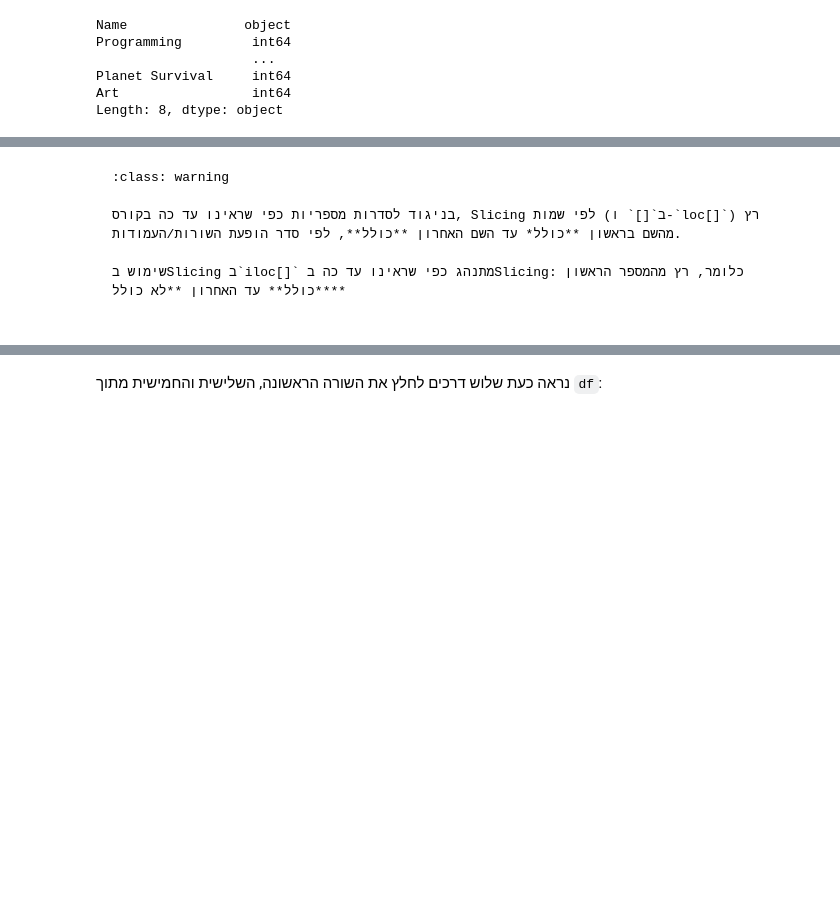
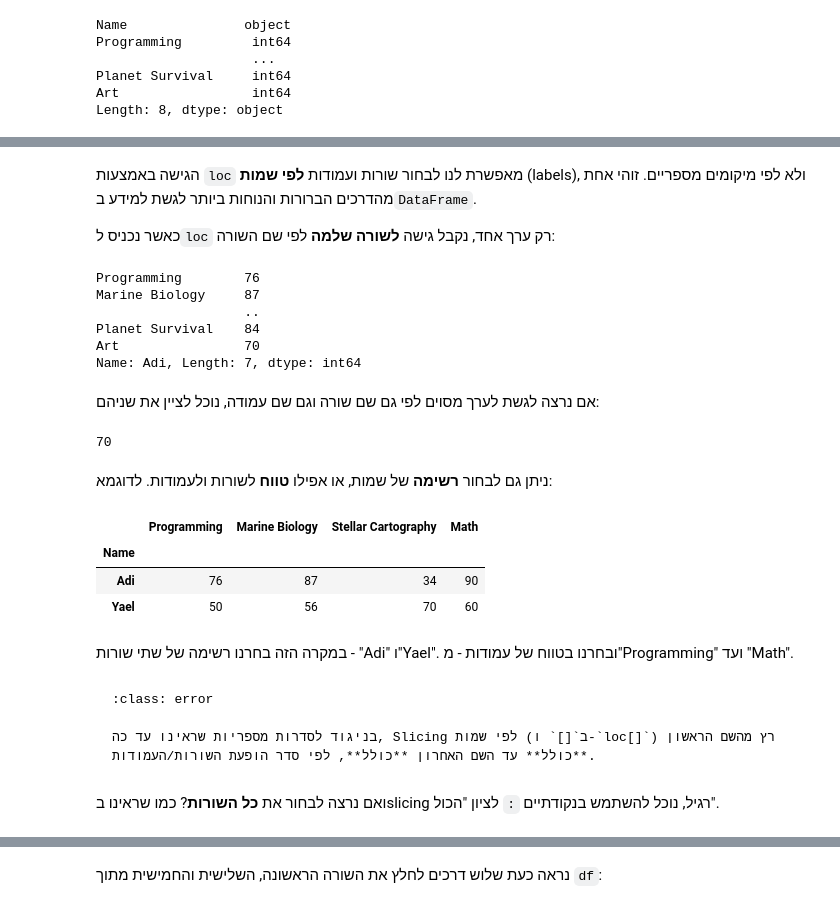
Before and after one commit to hag007/virtual-pyprog, a Jupyter notebook: 19_3_access-df.ipynb, the cells around one changed output, grey strips where cells are left out. Saved outputs shown, nothing was run; the diff lists cells and outputs as text; code cells hidden in the pictures; blank space fills up the shorter version.

````diff
--- a/19_3_access-df.ipynb
+++ b/19_3_access-df.ipynb
@@ -103,9 +181,39 @@ Length: 8, dtype: object
+# %% [markdown]
+הגישה באמצעות `loc` מאפשרת לנו לבחור שורות ועמודות **לפי שמות** (labels), ולא לפי מיקומים מספריים. זוהי אחת מהדרכים הברורות והנוחות ביותר לגשת למידע ב`DataFrame`.
+
+כאשר נכניס ל`loc` רק ערך אחד, נקבל גישה **לשורה שלמה** לפי שם השורה:
+# %%
+display(df.loc["Adi"])
+# %% [output]
+Programming        76
+Marine Biology     87
+                   ..
+Planet Survival    84
+Art                70
+Name: Adi, Length: 7, dtype: int64
+# %% [markdown]
+אם נרצה לגשת לערך מסוים לפי גם שם שורה וגם שם עמודה, נוכל לציין את שניהם:
+# %%
+print(df.loc["Adi", "Art"])
+# %% [output]
+70
+# %% [markdown]
+ניתן גם לבחור **רשימה** של שמות, או אפילו **טווח** לשורות ולעמודות. לדוגמא:
+# %%
+display(df.loc[["Adi", "Yael"], "Programming":"Math"])
+# %% [output]
+|  | Programming | Marine Biology | Stellar Cartography | Math |
+| Name |  |  |  |  |
+| Adi | 76 | 87 | 34 | 90 |
+| Yael | 50 | 56 | 70 | 60 |
+# %% [markdown]
+במקרה הזה בחרנו רשימה של שתי שורות - "Adi" ו"Yael".
+ובחרנו בטווח של עמודות - מ"Programming" ועד "Math".
 # %% [markdown]
 ```{admonition} **שימו לב**
-:class: warning
+:class: error
 
-בניגוד לסדרות מספריות כפי שראינו עד כה בקורס, Slicing לפי שמות (ב`[]` ו-`loc[]`) רץ מהשם בראשון **כולל* עד השם האחרון **כולל**, לפי סדר הופעת השורות/העמודות.
-
-שימוש בSlicing ב`iloc[]` מתנהג כפי שראינו עד כה בSlicing: כלומר, רץ מהמספר הראשון **כולל** עד האחרון **לא כולל**
-
+בניגוד לסדרות מספריות שראינו עד כה, Slicing לפי שמות (ב`[]` ו-`loc[]`) רץ מהשם הראשון **כולל** עד השם האחרון **כולל**, לפי סדר הופעת השורות/העמודות.
 ```
+# %% [markdown]
+ואם נרצה לבחור את **כל השורות**? כמו שראינו בslicing רגיל, נוכל להשתמש בנקודתיים `:` לציון "הכול".
````
Also changed, not shown: parts of 68 cells of this notebook.
